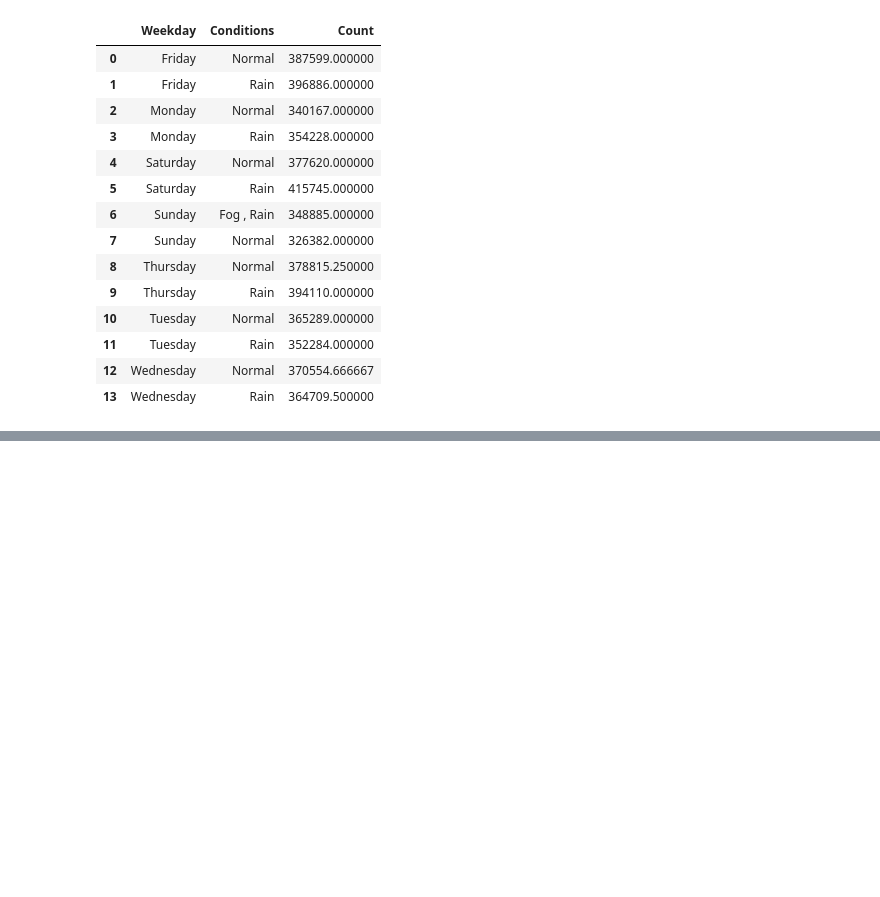
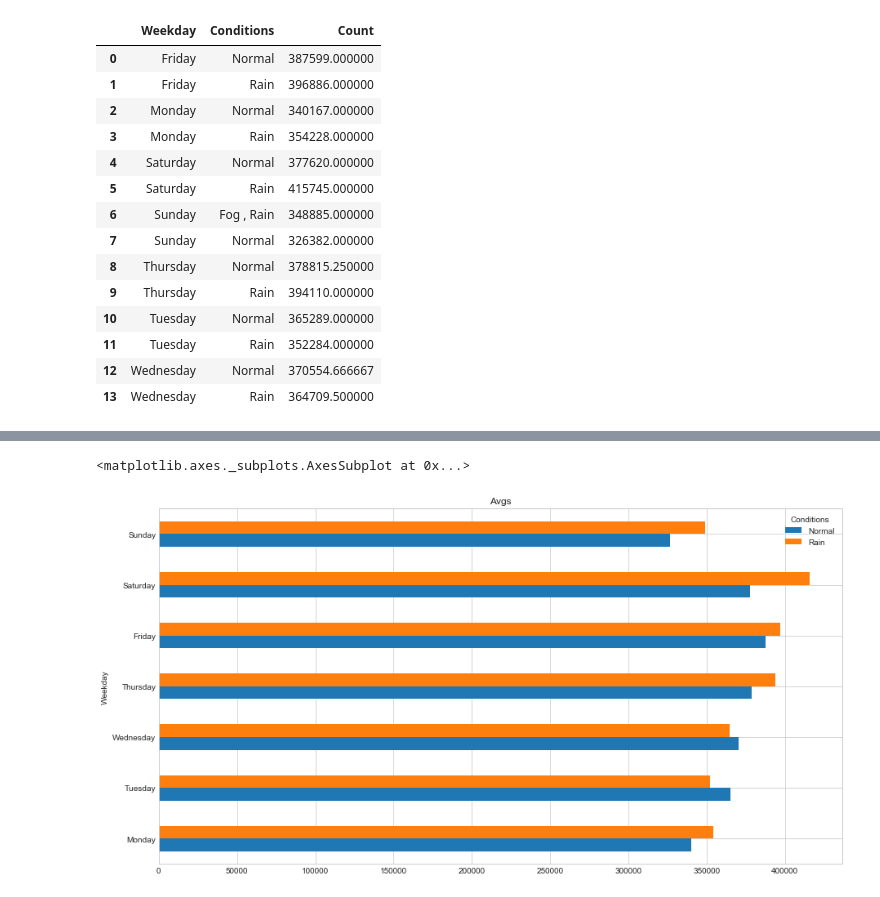
Before and after one commit to rupeshbasnet/big-data, a Jupyter notebook: Cleaning Taxi Data.ipynb, the cells around one changed output, grey strips where cells are left out. Saved outputs shown, nothing was run; the diff lists cells and outputs as text; code cells hidden in the pictures; blank space fills up the shorter version.

```diff
--- a/Cleaning Taxi Data.ipynb
+++ b/Cleaning Taxi Data.ipynb
@@ -337,0 +418,6 @@ dfAvgValuesMultiGroup
+# %%
+df1 = df1.reset_index()
+days = ['Monday', 'Tuesday', 'Wednesday', 'Thursday', 'Friday', 'Saturday', 'Sunday']
+mapDays = {day: i for i, day in enumerate(days)}
+key = df1['Weekday'].map(mapDays)
+key
@@ -337,0 +433,7 @@ dfAvgValuesMultiGroup
+# %%
+df1 = df1.iloc[key.argsort()].set_index('Weekday')
+# %%
+df1.plot(kind='barh', title='Avgs')
+# %% [output]
+<matplotlib.axes._subplots.AxesSubplot at 0x...>
+[figure, added]
```
Also changed, not shown: parts of 11 cells of this notebook, 1 other file.
